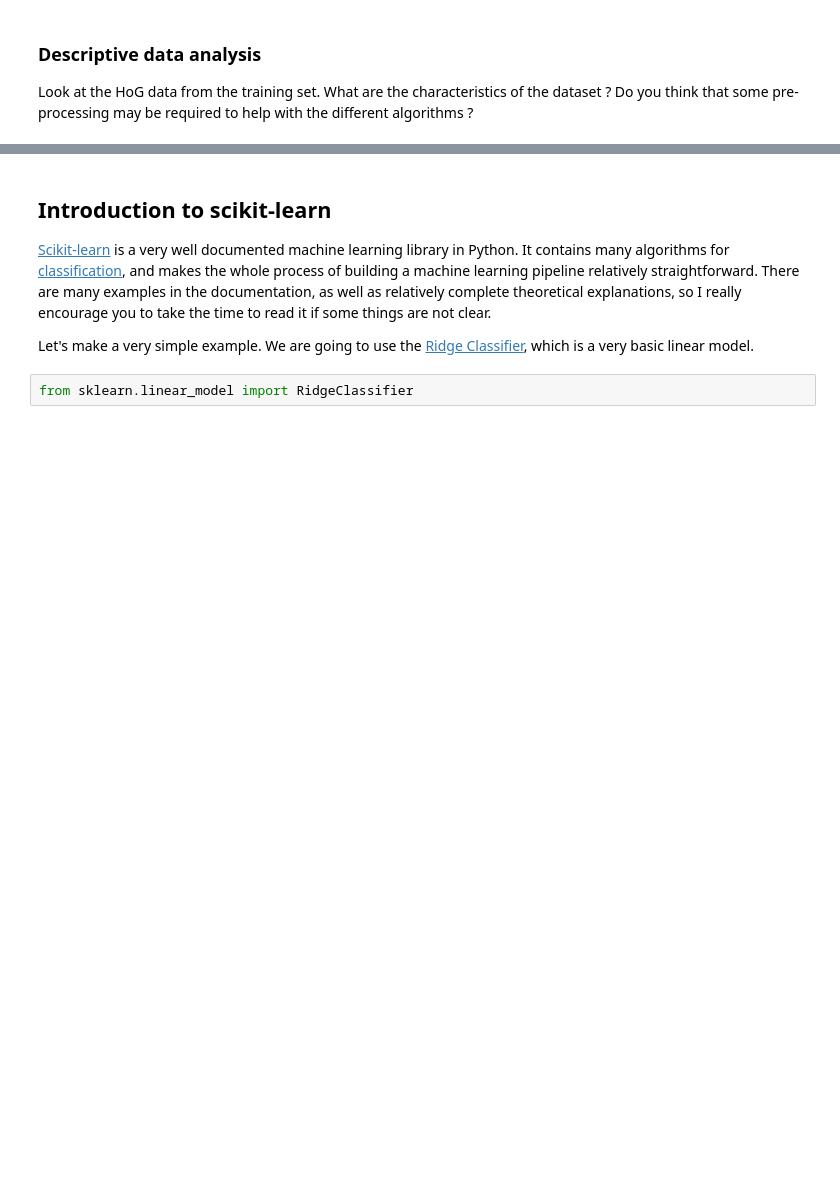
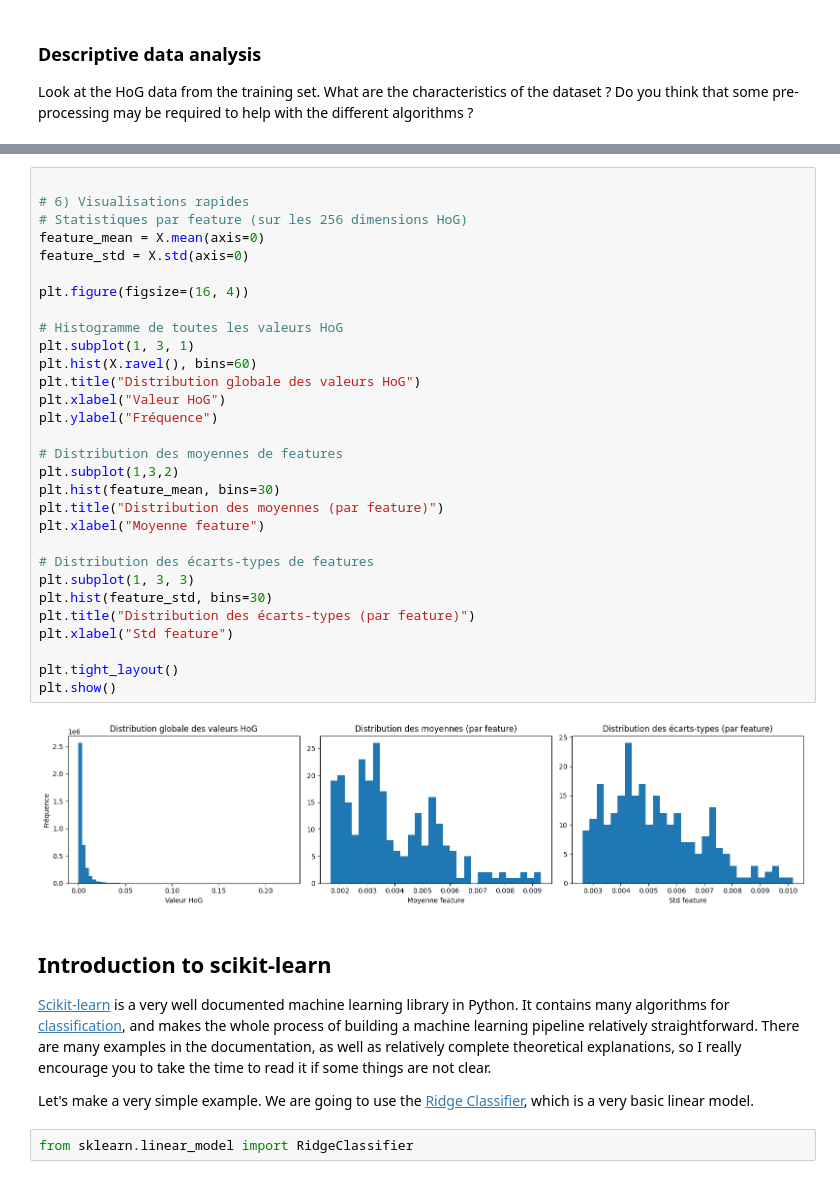
Before and after one commit to andreasneil13/Pattern_recognition_and_image_analysis_LAB_202526, a Jupyter notebook: ML0_Introduction.ipynb, the cells around one changed output, grey strips where cells are left out. Drawn from its saved outputs; the diff is of its cells as text; blank space fills up the shorter version.

```diff
--- a/ML0_Introduction.ipynb
+++ b/ML0_Introduction.ipynb
@@ -99,3 +193,35 @@ Look at the HoG data from the training set. What are the characteristics of the
+# %%
+
+# 6) Visualisations rapides
+# Statistiques par feature (sur les 256 dimensions HoG)
+feature_mean = X.mean(axis=0)
+feature_std = X.std(axis=0)
+
+plt.figure(figsize=(16, 4))
+
+# Histogramme de toutes les valeurs HoG
+plt.subplot(1, 3, 1)
+plt.hist(X.ravel(), bins=60)
+plt.title("Distribution globale des valeurs HoG")
+plt.xlabel("Valeur HoG")
+plt.ylabel("Fréquence")
+
+# Distribution des moyennes de features
+plt.subplot(1,3,2)
+plt.hist(feature_mean, bins=30)
+plt.title("Distribution des moyennes (par feature)")
+plt.xlabel("Moyenne feature")
+
+# Distribution des écarts-types de features
+plt.subplot(1, 3, 3)
+plt.hist(feature_std, bins=30)
+plt.title("Distribution des écarts-types (par feature)")
+plt.xlabel("Std feature")
+
+plt.tight_layout()
+plt.show()
+# %% [output]
+[figure, added]
 # %% [markdown]
 ## Introduction to scikit-learn
 
```
Also changed, not shown: parts of 19 cells of this notebook, 1 other file.
